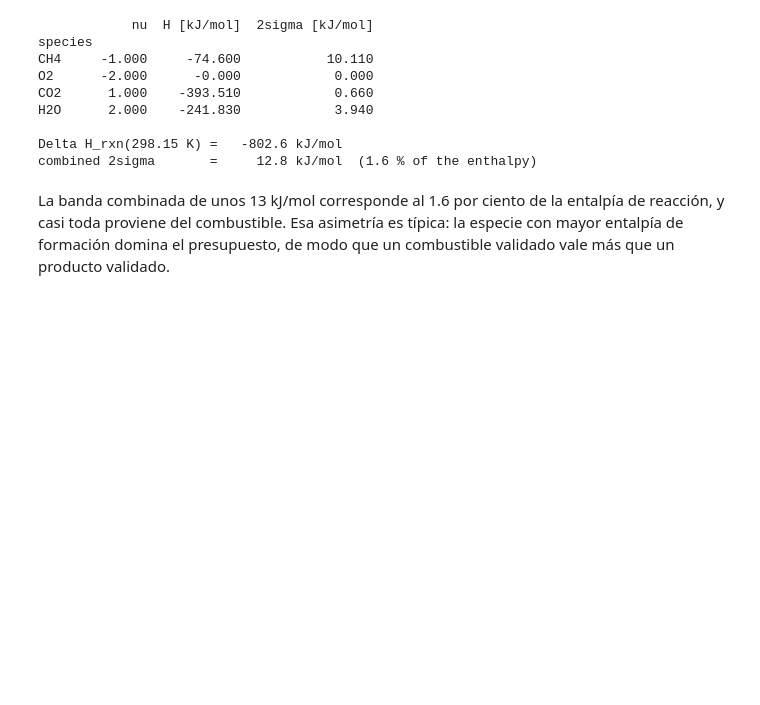
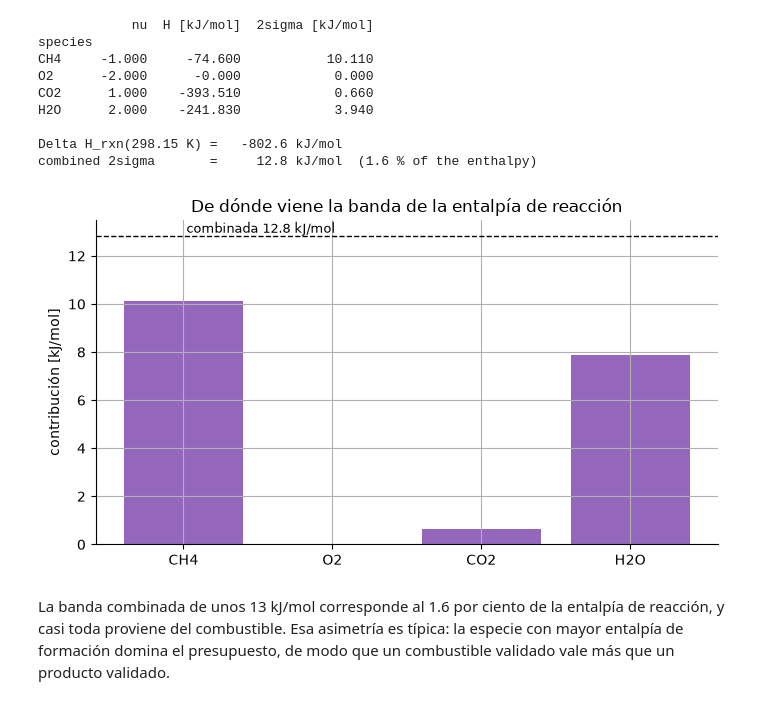
Before and after one commit to ProfLeao/pyglenn-notebooks, a Jupyter notebook: docs/source/es/13_presupuesto_incertidumbre.ipynb, the cells around one changed output. Cells and saved outputs as stored; diff of their text form; code cells hidden in the pictures; blank space fills up the shorter version.

```diff
--- a/docs/source/es/13_presupuesto_incertidumbre.ipynb
+++ b/docs/source/es/13_presupuesto_incertidumbre.ipynb
@@ -195,6 +291,19 @@ H2O      2.000    -241.830            3.940
 
 Delta H_rxn(298.15 K) =   -802.6 kJ/mol
 combined 2sigma       =     12.8 kJ/mol  (1.6 % of the enthalpy)
+# %%
+contrib = (table["nu"] * table["2sigma [kJ/mol]"]).abs()
+
+fig, ax = plt.subplots(figsize=(7, 4))
+ax.bar(contrib.index, contrib.values, color="tab:purple")
+ax.axhline(band, color="k", ls="--", lw=1)
+ax.annotate("combinada {:.1f} kJ/mol".format(band), (0.02, band), va="bottom", fontsize=9)
+ax.set_ylabel("contribución [kJ/mol]")
+ax.set_title("De dónde viene la banda de la entalpía de reacción")
+plt.tight_layout()
+plt.show()
+# %% [output]
+[figure, added]
 # %% [markdown]
 La banda combinada de unos 13 kJ/mol corresponde al 1.6 por ciento de la
 entalpía de reacción, y casi toda proviene del combustible. Esa asimetría es
```
Also changed, not shown: parts of 8 cells of this notebook, 6 other files.
